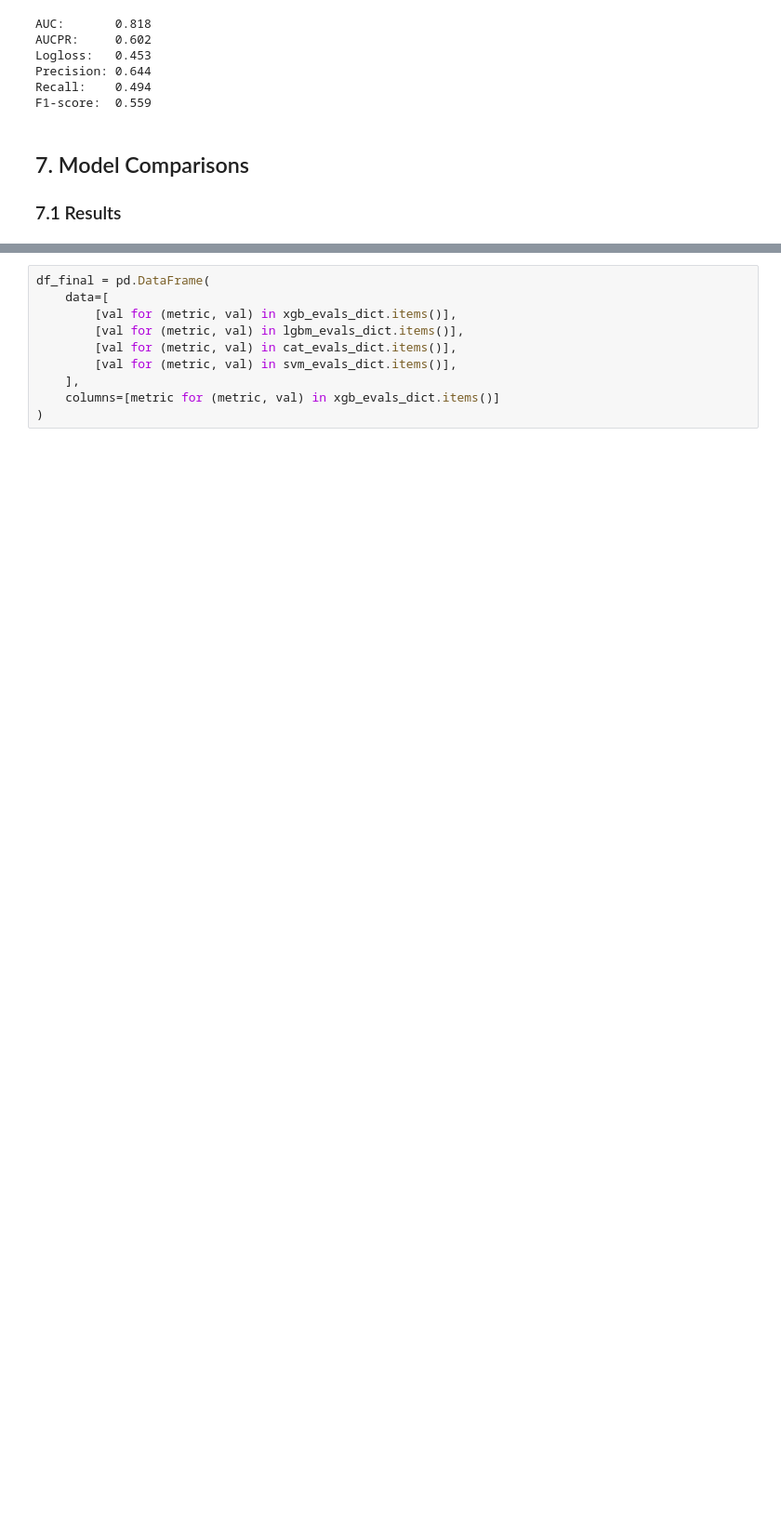
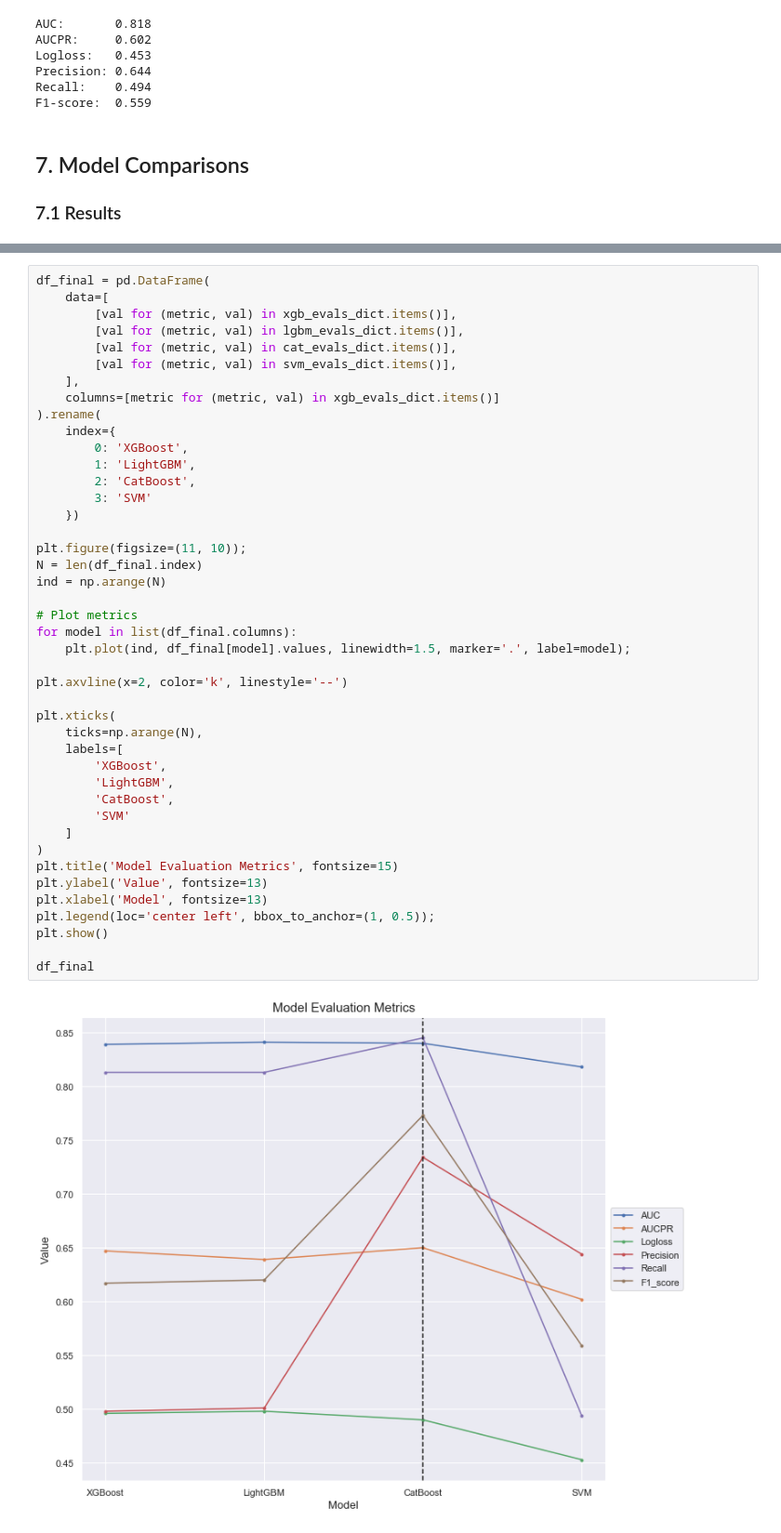
Before and after one commit to ayn28/churn-prediction-modeling, a Jupyter notebook: churn-prediction-modeling.ipynb, the cells around one changed output, grey strips where cells are left out. Shown at 93% size. Drawn from its saved outputs; the diff is of its cells as text; blank space fills up the shorter version.

```diff
--- a/churn-prediction-modeling.ipynb
+++ b/churn-prediction-modeling.ipynb
@@ -1397,10 +1361,45 @@ OrderedDict([('AUC', 0.818),
 # %%
 df_final = pd.DataFrame(
     data=[
         [val for (metric, val) in xgb_evals_dict.items()],
         [val for (metric, val) in lgbm_evals_dict.items()],
         [val for (metric, val) in cat_evals_dict.items()],
         [val for (metric, val) in svm_evals_dict.items()],
     ],
     columns=[metric for (metric, val) in xgb_evals_dict.items()]
+).rename(
+    index={
+        0: 'XGBoost',
+        1: 'LightGBM',
+        2: 'CatBoost',
+        3: 'SVM'
+    })
+
+plt.figure(figsize=(11, 10));
+N = len(df_final.index)
+ind = np.arange(N)
+
+# Plot metrics
+for model in list(df_final.columns):
+    plt.plot(ind, df_final[model].values, linewidth=1.5, marker='.', label=model);
+
+plt.axvline(x=2, color='k', linestyle='--')
+
+plt.xticks(
+    ticks=np.arange(N),
+    labels=[
+        'XGBoost',
+        'LightGBM',
+        'CatBoost',
+        'SVM'
+    ]
 )
+plt.title('Model Evaluation Metrics', fontsize=15)
+plt.ylabel('Value', fontsize=13)
+plt.xlabel('Model', fontsize=13)
+plt.legend(loc='center left', bbox_to_anchor=(1, 0.5));
+plt.show()
+
+df_final
+# %% [output]
+[figure, added]
```
Also changed, not shown: parts of 6 cells of this notebook.
